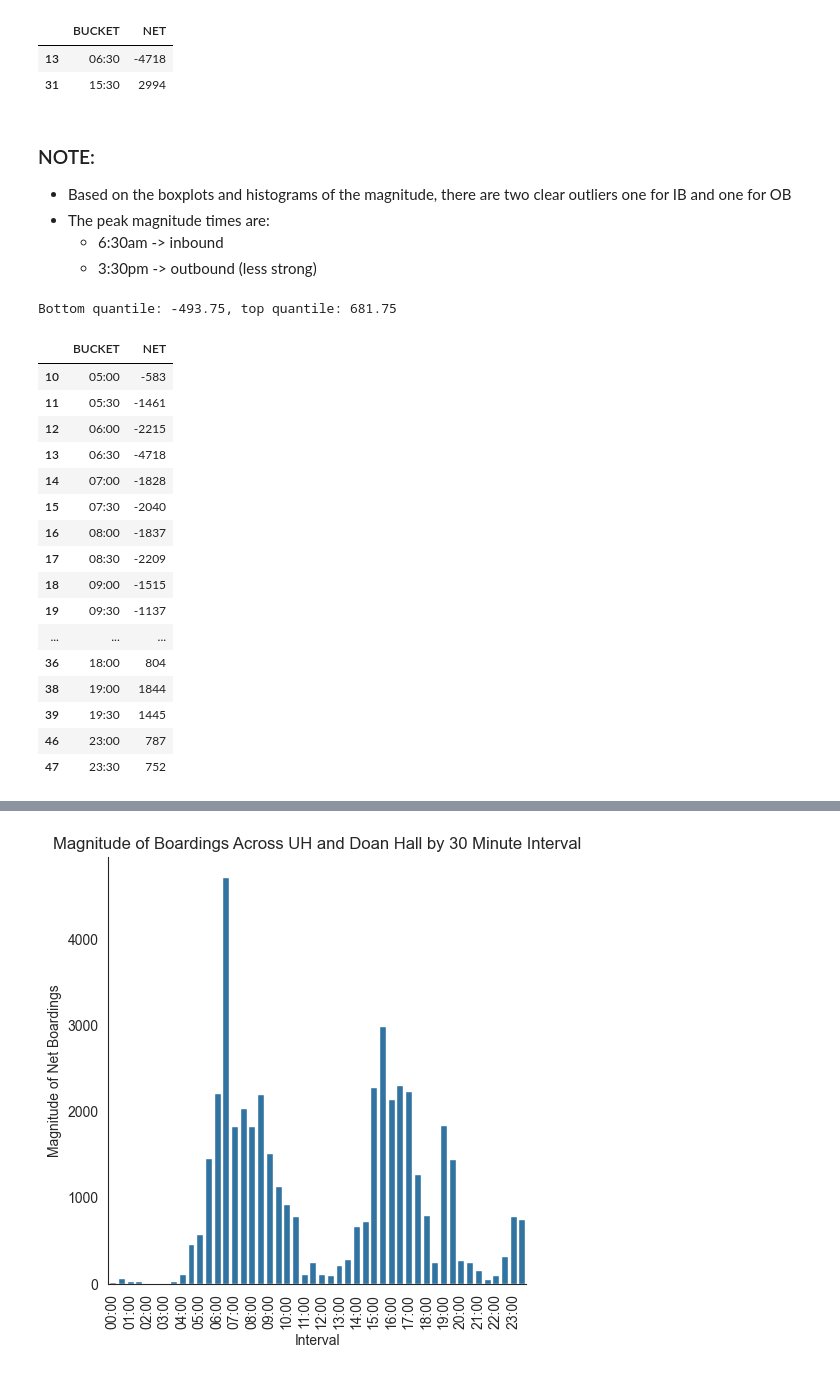
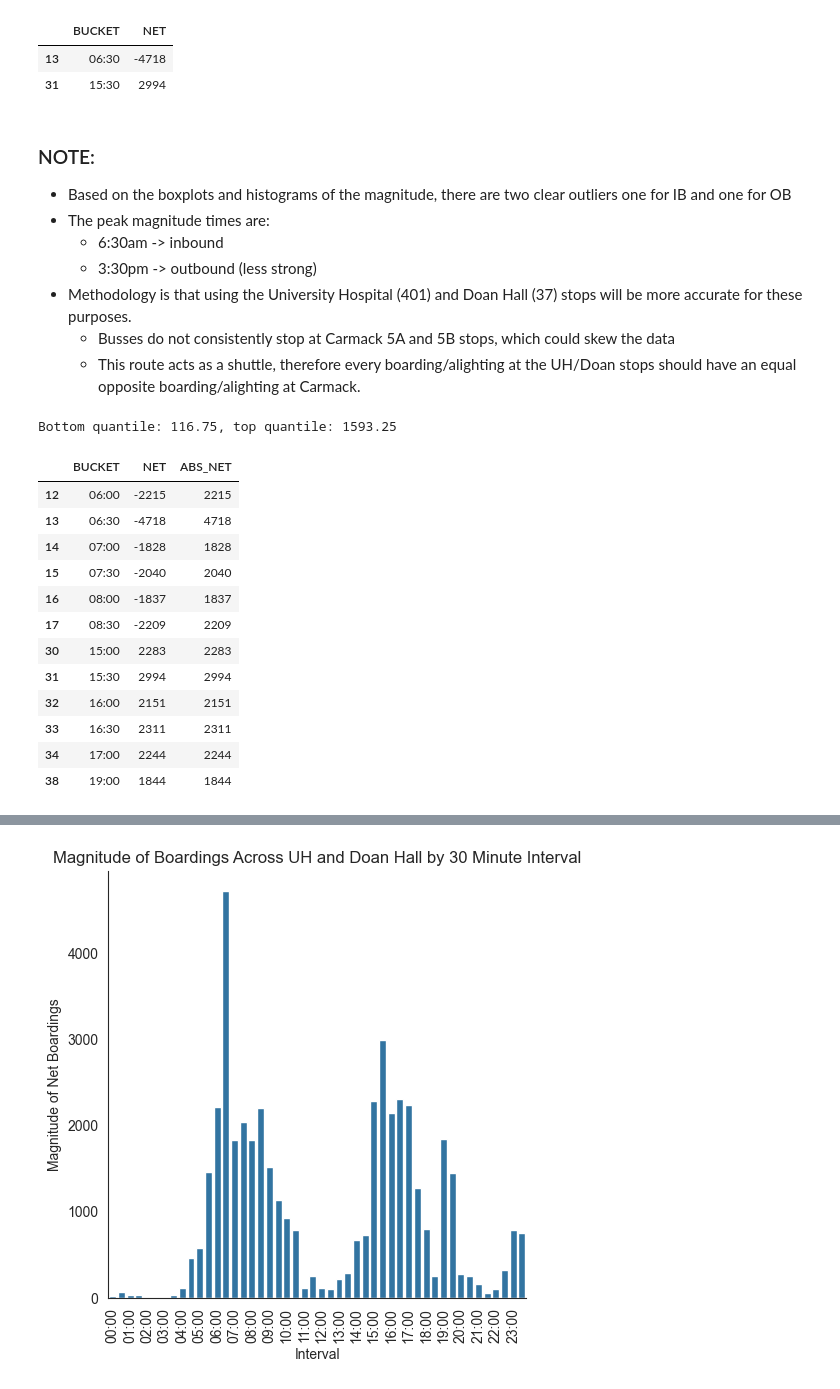
Before and after one commit to morgan1461/WMC-dashboard, a Jupyter notebook: analysis_notebooks/med_center_peak_analysis.ipynb, the cells around one changed output, grey strips where cells are left out. Cells and saved outputs as stored; diff of their text form; code cells hidden in the pictures.

```diff
--- a/analysis_notebooks/med_center_peak_analysis.ipynb
+++ b/analysis_notebooks/med_center_peak_analysis.ipynb
@@ -112,3 +112,23 @@ plt.xticks(rotation=90, ticks=range(0, len(mc_df['BUCKET'].unique()), 2))
 plt.show()
 # %% [output]
 [figure]
+# %%
+# Add all the stops to one DF
+# apr_mc_df
+
+temp = apr_mc_df[['DATE', 'ARRIVAL', 'STOP_ID', 'BOARDINGS', 'ALIGHTINGS']]
+
+# combine date and arrival time to single col
+temp['TIME'] = pd.to_datetime(temp['DATE'].astype(str) + ' ' + temp['ARRIVAL'].dt.time.astype(str))
+
+temp.drop(['ARRIVAL'], axis=1, inplace=True)
+
+# true 30 min buckets to determine peak periods
+temp['BUCKET'] = temp['TIME'].dt.floor('30min').dt.strftime('%H:%M')
+
+mc_df = temp.copy()
+
+# create a 'net' colum as boardings - alightings
+# directional, negative indicates bus 'emptying' passengers, positive indicates bus 'filling' passengers
+all_stops_df = temp.copy()
+all_stops_df['NET'] = all_stops_df['BOARDINGS'] - all_stops_df['ALIGHTINGS'] # net indicates PER STOP
@@ -117,11 +197,15 @@ plt.show()
 - Clear inbound vs outbound hours
 - Inbound appears to peak from approximately 4am - 10am
 - Outbound appears to peak from approximately 3pm - 8pm ish
+# %%
+uh_doan_mc_df = mc_df[mc_df['STOP_ID'].isin([37, 401])]
+uh_doan_mc_df['NET'] = uh_doan_mc_df['BOARDINGS'] - uh_doan_mc_df['ALIGHTINGS']
+uh_doan_mc_df.sort_values(by = "BUCKET", inplace=True)
 # %%
 # sort by time bucket and include the avg magnitude
 table_df = (
-    mc_df # already sorted by time bucket
-    .groupby("BUCKET", as_index=False)["NET"].sum() # pos = outbound, neg = inbound
+    uh_doan_mc_df # already sorted by time bucket
+    .groupby("BUCKET", as_index=False)[["NET", "BOARDINGS", "ALIGHTINGS"]].sum() # pos = outbound, neg = inbound
 )
 
 table_df
@@ -179,35 +271,37 @@ outlier_times
 - The peak magnitude times are:
     - 6:30am -> inbound
     - 3:30pm -> outbound (less strong)
+- Methodology is that using the University Hospital (401) and Doan Hall (37) stops will be more accurate for these purposes.
+    - Busses do not consistently stop at Carmack 5A and 5B stops, which could skew the data
+    - This route acts as a shuttle, therefore every boarding/alighting at the UH/Doan stops should have an equal opposite boarding/alighting at Carmack.
 # %%
 # Less strict thresholds at the top and bottom quantiles
 import numpy as np
 
+# Since this is the total passenger flow, create an absolute value column to determine the magnitude of the flow regardless of direction
+table_df['ABS_NET'] = np.abs(table_df['NET'])
+
 # Calculate the top and bottom quantiles
-bottom_quantile = np.percentile(table_df['NET'], 25)
-top_quantile = np.percentile(table_df['NET'], 75)
+bottom_quantile = np.percentile(table_df['ABS_NET'], 25)
+top_quantile = np.percentile(table_df['ABS_NET'], 75)
 
 print(f'Bottom quantile: {bottom_quantile}, top quantile: {top_quantile}')
 
-# find timeframes within quantiles inclusive
-quantile_times = table_df[(table_df['NET'] <= bottom_quantile) | (table_df['NET'] >= top_quantile)]
-quantile_times
+# find timeframes in the top 25% of quantiles
+upper_quantile_times = table_df[(table_df['ABS_NET'] >= top_quantile)]
+upper_quantile_times
 # %% [output]
-Bottom quantile: -493.75, top quantile: 681.75
+Bottom quantile: 116.75, top quantile: 1593.25
-|  | BUCKET | NET |
-| 10 | 05:00 | -583 |
-| 11 | 05:30 | -1461 |
-| 12 | 06:00 | -2215 |
-| 13 | 06:30 | -4718 |
-| 14 | 07:00 | -1828 |
-| 15 | 07:30 | -2040 |
-| 16 | 08:00 | -1837 |
-| 17 | 08:30 | -2209 |
-| 18 | 09:00 | -1515 |
-| 19 | 09:30 | -1137 |
-| ... | ... | ... |
-| 36 | 18:00 | 804 |
-| 38 | 19:00 | 1844 |
-| 39 | 19:30 | 1445 |
-| 46 | 23:00 | 787 |
-| 47 | 23:30 | 752 |
+|  | BUCKET | NET | ABS_NET |
+| 12 | 06:00 | -2215 | 2215 |
+| 13 | 06:30 | -4718 | 4718 |
+| 14 | 07:00 | -1828 | 1828 |
+| 15 | 07:30 | -2040 | 2040 |
+| 16 | 08:00 | -1837 | 1837 |
+| 17 | 08:30 | -2209 | 2209 |
+| 30 | 15:00 | 2283 | 2283 |
+| 31 | 15:30 | 2994 | 2994 |
+| 32 | 16:00 | 2151 | 2151 |
+| 33 | 16:30 | 2311 | 2311 |
+| 34 | 17:00 | 2244 | 2244 |
+| 38 | 19:00 | 1844 | 1844 |
```
Also changed, not shown: parts of 13 cells of this notebook.
